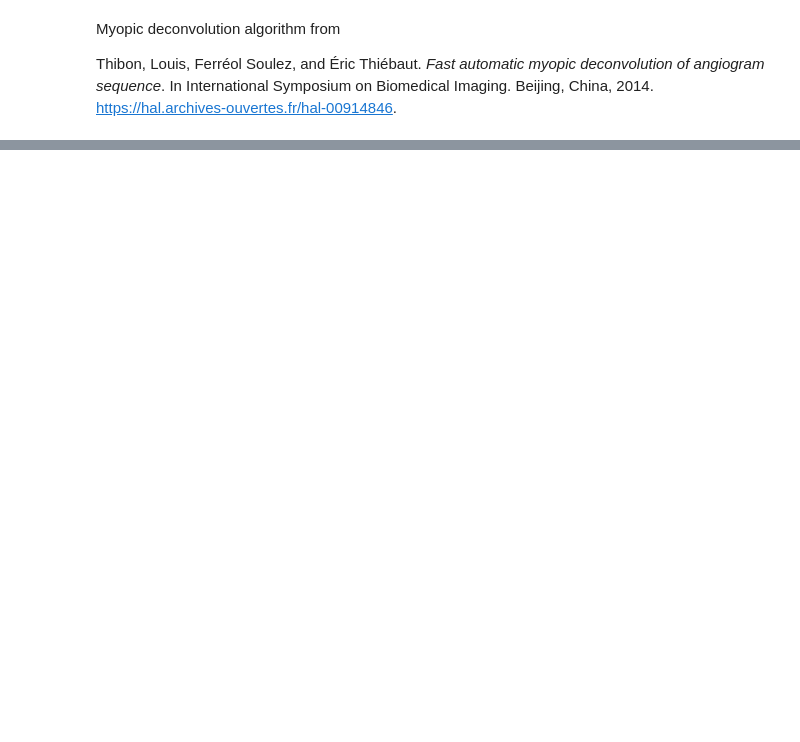
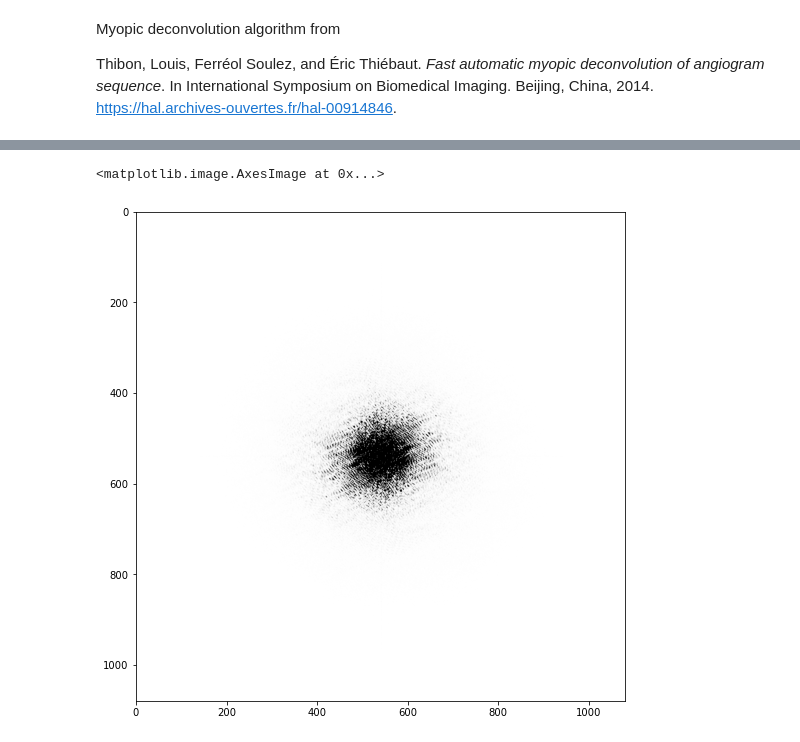
Before and after one commit to centuri-engineering/auto_metro, a Jupyter notebook: notebooks/MyopicDeconvolution.ipynb, the cells around one changed output, grey strips where cells are left out. Saved outputs shown, nothing was run; the diff lists cells and outputs as text; code cells hidden in the pictures; blank space fills up the shorter version.

```diff
--- a/notebooks/MyopicDeconvolution.ipynb
+++ b/notebooks/MyopicDeconvolution.ipynb
@@ -26,3 +65,8 @@ plt.imshow(image)
+# %%
+plt.imshow((np.abs(fftshift(fftn(fftshift(image))**2)).clip(0, 100)), cmap="Greys")
+# %% [output]
+<matplotlib.image.AxesImage at 0x...>
+[figure, added]
 # %%
 fig, ax = plt.subplots()
 h = ax.hist(image.ravel(), bins=256)
```
Also changed, not shown: parts of 24 cells of this notebook, 2 other files.
